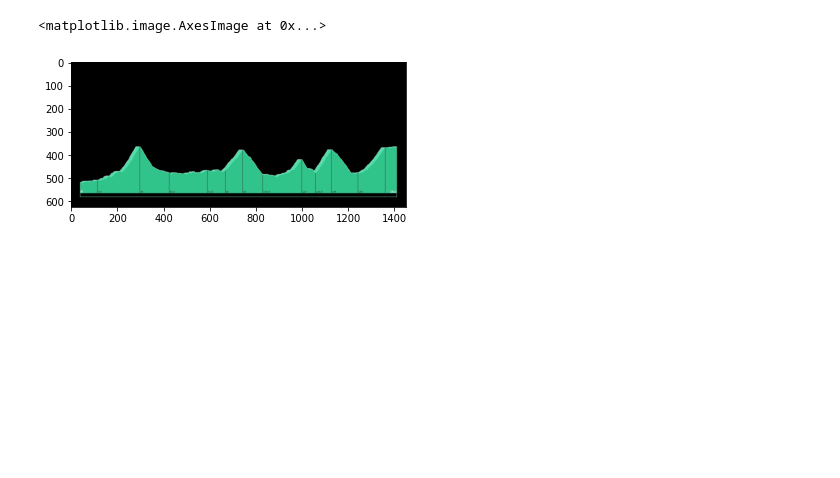
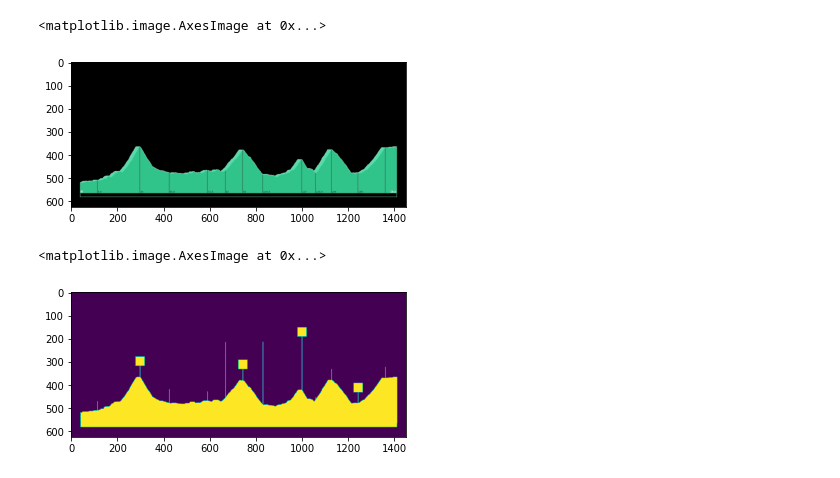
Before and after one commit to Michiel-DK/cycling_manager, a Jupyter notebook: notebooks/test.ipynb, the cells around one changed output. Saved outputs shown, nothing was run; the diff lists cells and outputs as text; code cells hidden in the pictures; blank space fills up the shorter version.

```diff
--- a/notebooks/test.ipynb
+++ b/notebooks/test.ipynb
@@ -169,3 +143,50 @@ plt.imshow(green)
 # %% [output]
 <matplotlib.image.AxesImage at 0x...>
 [figure]
+# %%
+import numpy as np
+import cv2
+import matplotlib.pyplot as plt
+
+
+# Read the image and create a blank mask
+img = cv2.imread('../raw_data/vuelta-a-espana-2022-stage-20.jpeg')
+h,w = img.shape[:2]
+mask = np.zeros((h,w), np.uint8)
+
+# Transform to gray colorspace and threshold the image
+gray = cv2.cvtColor(img,cv2.COLOR_BGR2GRAY)
+_, thresh = cv2.threshold(gray,0,255,cv2.THRESH_BINARY_INV+cv2.THRESH_OTSU)
+
+# Perform opening on the thresholded image (erosion followed by dilation)
+kernel = np.ones((2,2),np.uint8)
+opening = cv2.morphologyEx(thresh, cv2.MORPH_OPEN, kernel)
+
+# Search for contours and select the biggest one and draw it on mask
+contours, hierarchy = cv2.findContours(opening,cv2.RETR_TREE,cv2.CHAIN_APPROX_NONE)
+cnt = max(contours, key=cv2.contourArea)
+cv2.drawContours(mask, [cnt], 0, 255, -1)
+
+# Perform a bitwise operation
+res = cv2.bitwise_and(img, img, mask=mask)
+
+# Threshold the image again
+gray = cv2.cvtColor(res,cv2.COLOR_BGR2GRAY)
+_, thresh = cv2.threshold(gray,0,255,cv2.THRESH_BINARY_INV+cv2.THRESH_OTSU)
+
+# Find all non white pixels
+non_zero = cv2.findNonZero(thresh)
+
+# Transform all other pixels in non_white to white
+for i in range(0, len(non_zero)):
+    first_x = non_zero[i][0][0]
+    first_y = non_zero[i][0][1]
+    first = res[first_y, first_x]
+    res[first_y, first_x] = 255
+
+# Display the image
+cv2.imshow('img', res)
+plt.imshow(mask)
+# %% [output]
+<matplotlib.image.AxesImage at 0x...>
+[figure, added]
```
Also changed, not shown: parts of 49 cells of this notebook, 1 other file.
